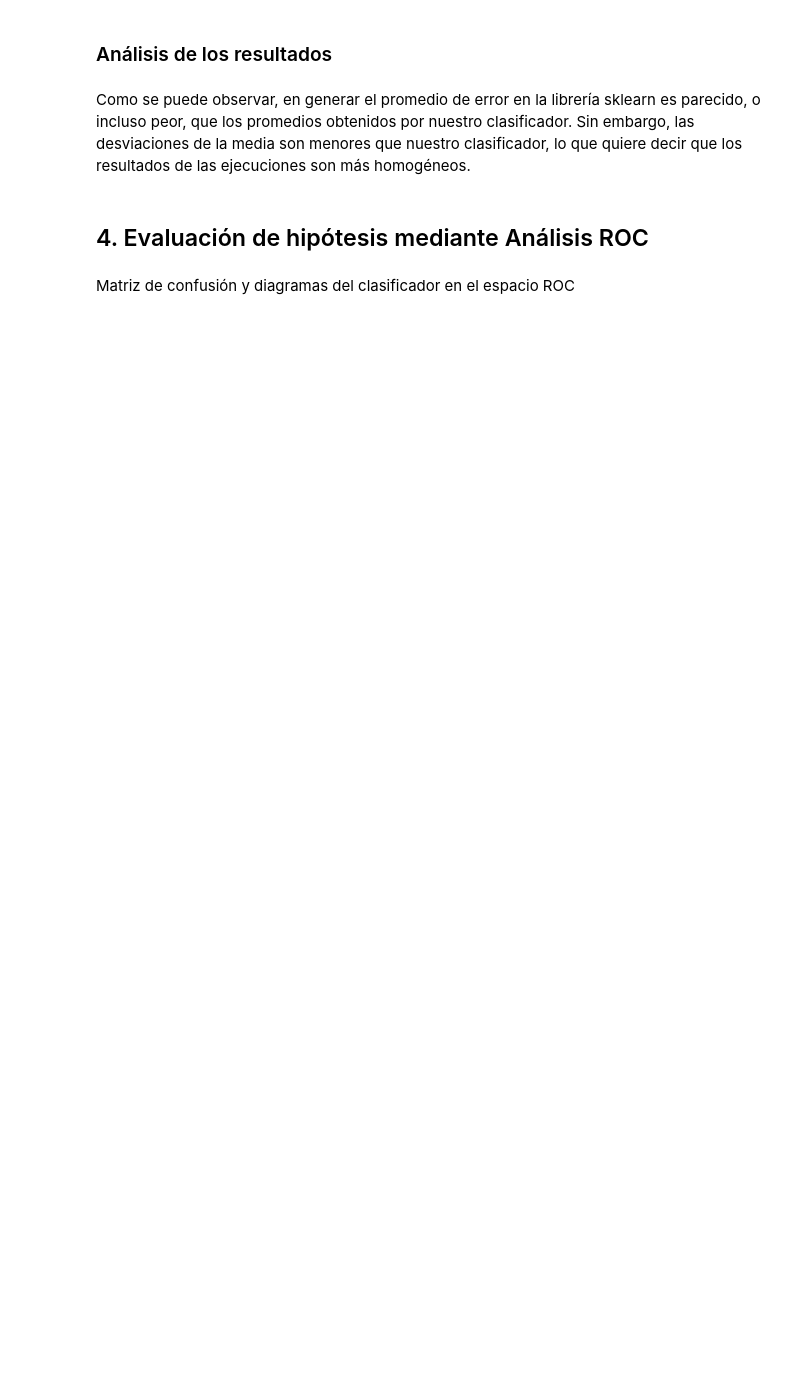
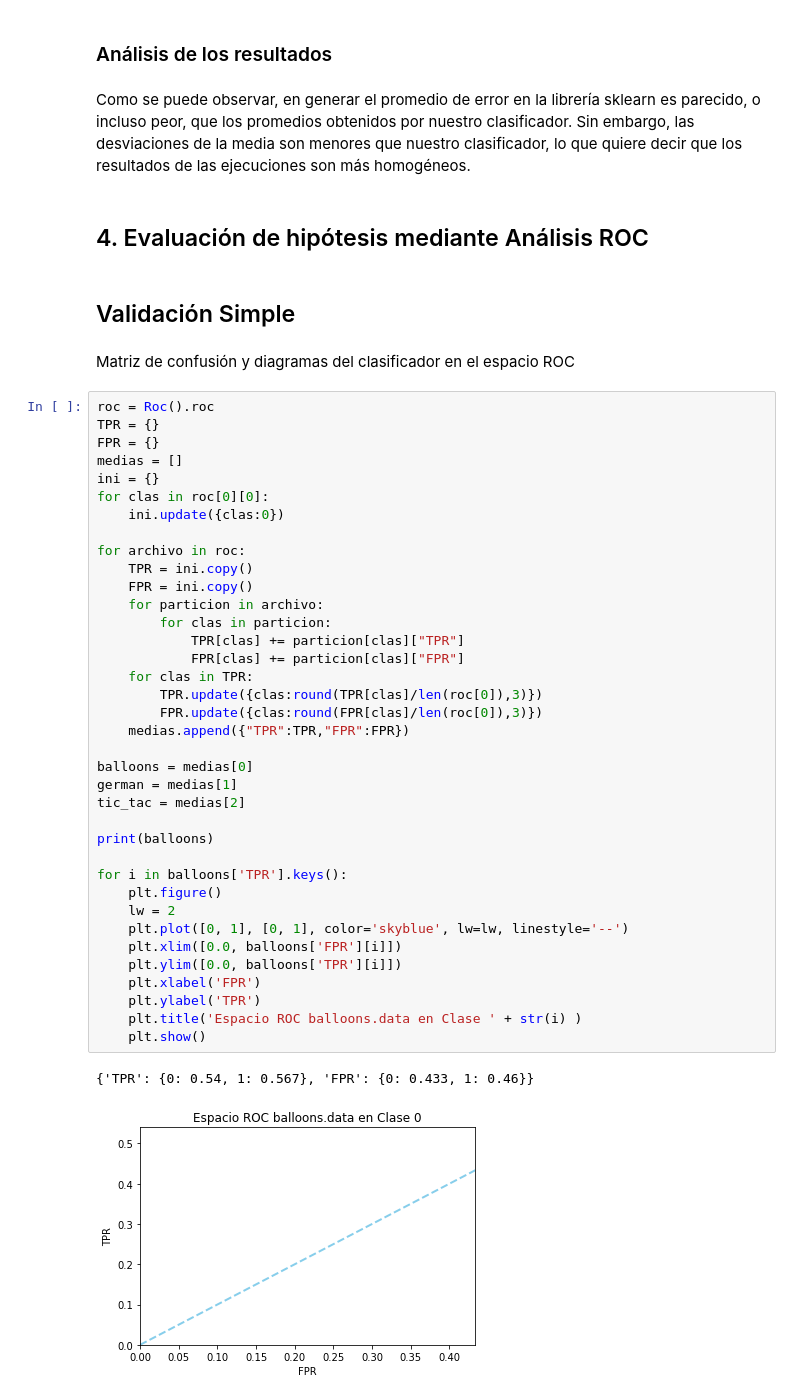
Before and after one commit to RGarciaf/FAA, a Jupyter notebook: FAAP1_1461_9/memoriaP1.ipynb, the cells around one changed output. Cells and saved outputs as stored; diff of their text form; blank space fills up the shorter version.

```diff
--- a/FAAP1_1461_9/memoriaP1.ipynb
+++ b/FAAP1_1461_9/memoriaP1.ipynb
@@ -425,5 +378,47 @@ Como se puede observar, en generar el promedio de error en la librería sklearn
 Sin embargo, las desviaciones de la media son menores que nuestro clasificador, lo que quiere decir que los resultados de las ejecuciones son más homogéneos.
 # %% [markdown]
 ## 4. Evaluación de hipótesis mediante Análisis ROC
+# %% [markdown]
+## Validación Simple
 # %% [markdown]
 Matriz de confusión y diagramas del clasificador en el espacio ROC
+# %%
+roc = Roc().roc
+TPR = {}
+FPR = {}
+medias = []
+ini = {}
+for clas in roc[0][0]:
+    ini.update({clas:0})
+
+for archivo in roc:
+    TPR = ini.copy()
+    FPR = ini.copy()
+    for particion in archivo:
+        for clas in particion:
+            TPR[clas] += particion[clas]["TPR"]
+            FPR[clas] += particion[clas]["FPR"]
+    for clas in TPR:
+        TPR.update({clas:round(TPR[clas]/len(roc[0]),3)})
+        FPR.update({clas:round(FPR[clas]/len(roc[0]),3)})
+    medias.append({"TPR":TPR,"FPR":FPR})
+
+balloons = medias[0]
+german = medias[1]
+tic_tac = medias[2]
+
+print(balloons)
+
+for i in balloons['TPR'].keys():
+    plt.figure()
+    lw = 2
+    plt.plot([0, 1], [0, 1], color='skyblue', lw=lw, linestyle='--')
+    plt.xlim([0.0, balloons['FPR'][i]])
+    plt.ylim([0.0, balloons['TPR'][i]])
+    plt.xlabel('FPR')
+    plt.ylabel('TPR')
+    plt.title('Espacio ROC balloons.data en Clase ' + str(i) )
+    plt.show()
+# %% [output]
+{'TPR': {0: 0.54, 1: 0.567}, 'FPR': {0: 0.433, 1: 0.46}}
+[figure, added]
```
Also changed, not shown: parts of 25 cells of this notebook, 7 other files.
